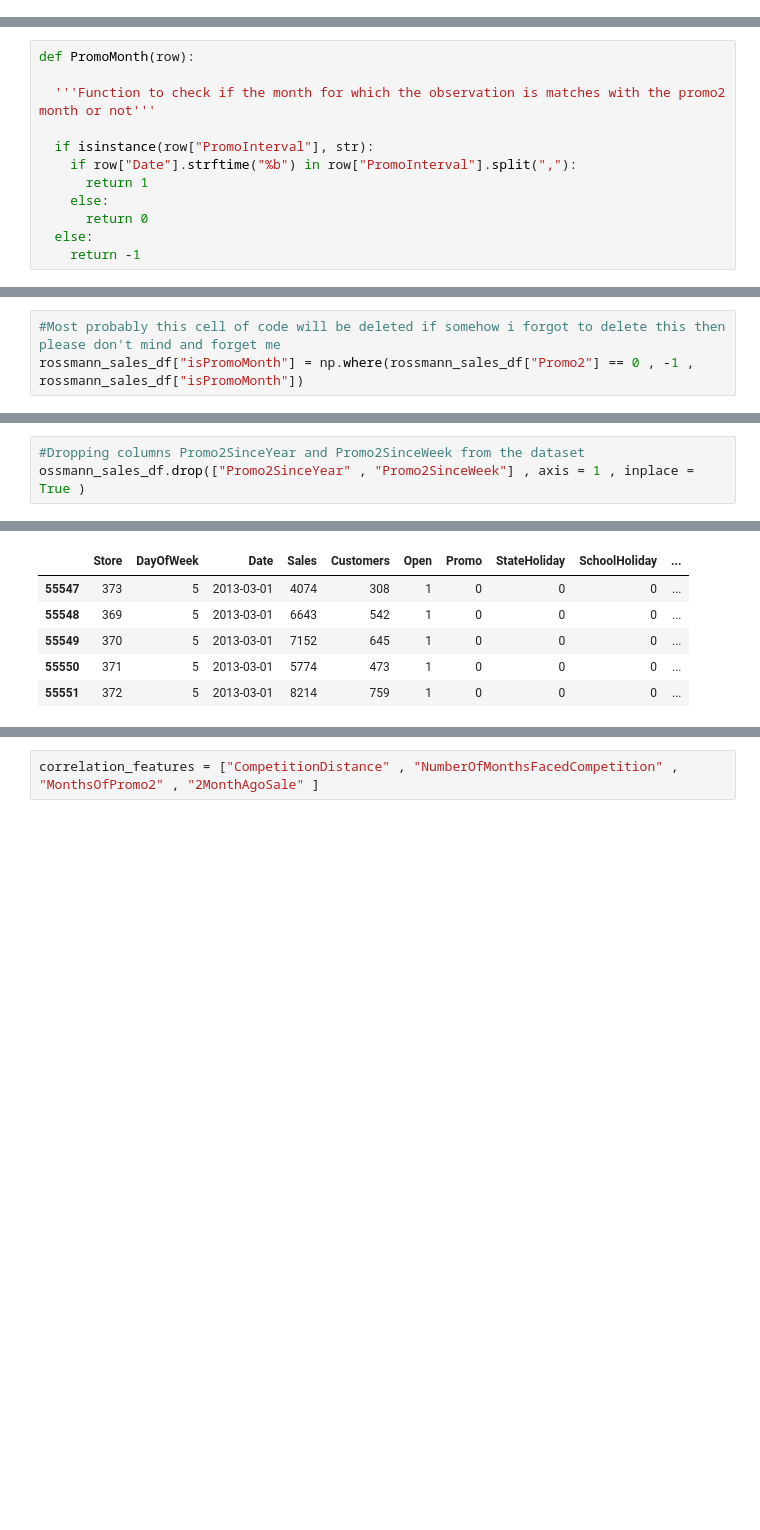
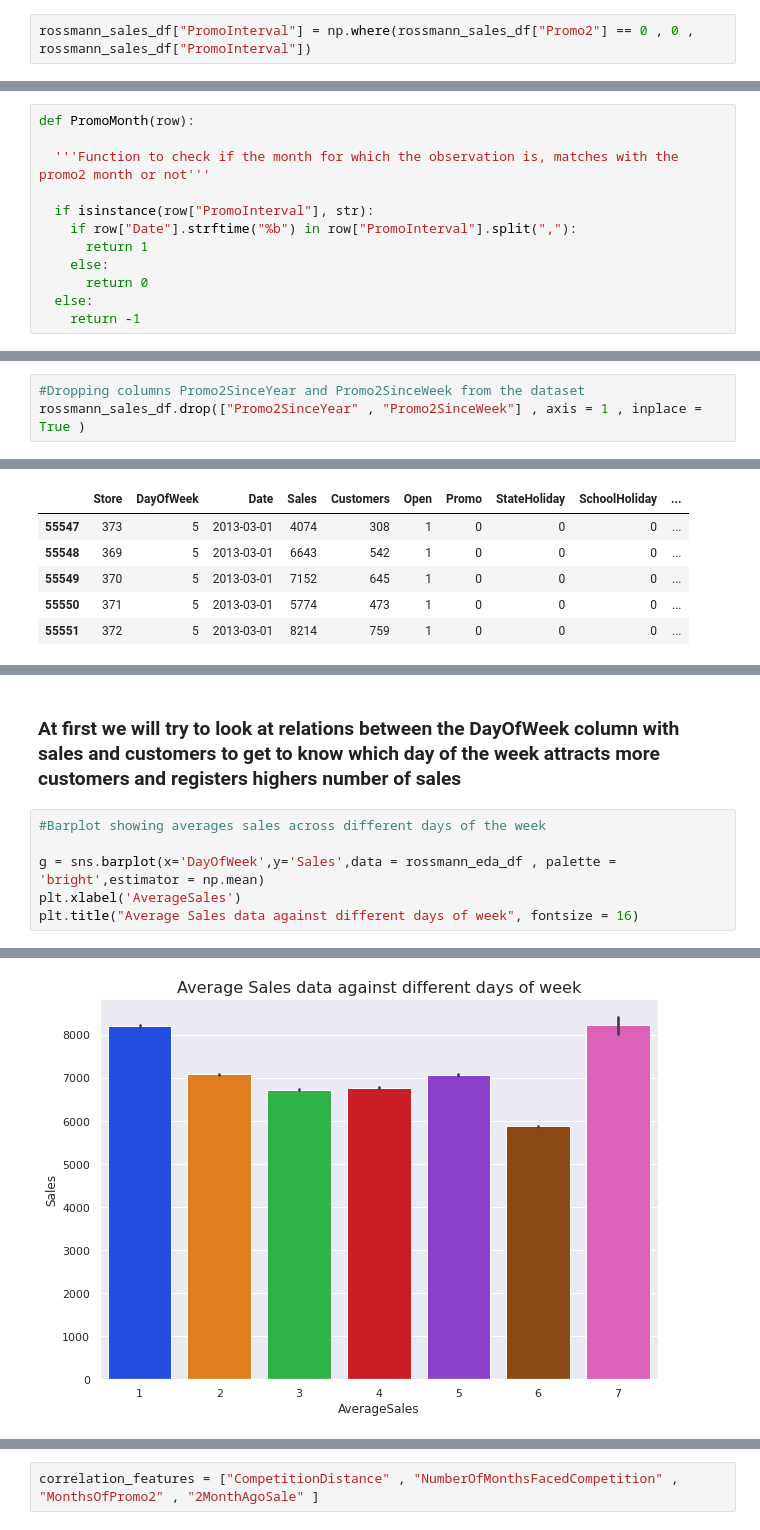
Before and after one commit to Yash1289/rossmann_sales_prediction, a Jupyter notebook: Rossmann_Sales_Prediction_Capstone_Project.ipynb, the cells around one changed output, grey strips where cells are left out. Drawn from its saved outputs; the diff is of its cells as text; blank space fills up the shorter version.

```diff
--- a/Rossmann_Sales_Prediction_Capstone_Project.ipynb
+++ b/Rossmann_Sales_Prediction_Capstone_Project.ipynb
@@ -424,6 +425,8 @@ def Promo2Running(row):
 # %%
 #Applying the Promo2Running function to refine the values of Promo2 for each of the observation
 rossmann_sales_df["Promo2"] = rossmann_sales_df.apply(Promo2Running , axis = 1)
+# %%
+rossmann_sales_df["PromoInterval"] = np.where(rossmann_sales_df["Promo2"] == 0 , 0 , rossmann_sales_df["PromoInterval"])
 # %% [markdown]
 ### **Feature Engineering**
 # %% [markdown]
@@ -448,7 +451,7 @@ rossmann_sales_df.drop(["CompetitionOpenSinceMonth" , "CompetitionOpenSinceYear"
 # %%
 def PromoMonth(row):
 
-  '''Function to check if the month for which the observation is matches with the promo2 month or not'''
+  '''Function to check if the month for which the observation is, matches with the promo2 month or not'''
 
   if isinstance(row["PromoInterval"], str):
     if row["Date"].strftime("%b") in row["PromoInterval"].split(","):
@@ -476,3 +470,0 @@ Name: isPromoMonth, dtype: int64
-# %%
-#Most probably this cell of code will be deleted if somehow i forgot to delete this then please don't mind and forget me
-rossmann_sales_df["isPromoMonth"] = np.where(rossmann_sales_df["Promo2"] == 0 , -1 , rossmann_sales_df["isPromoMonth"])
@@ -498,5 +482,5 @@ def MonthsPromo2(row):
 rossmann_sales_df["MonthsOfPromo2"] = rossmann_sales_df.apply(MonthsPromo2 , axis = 1)
 # %%
 #Dropping columns Promo2SinceYear and Promo2SinceWeek from the dataset
-ossmann_sales_df.drop(["Promo2SinceYear" , "Promo2SinceWeek"] , axis = 1 , inplace = True )
+rossmann_sales_df.drop(["Promo2SinceYear" , "Promo2SinceWeek"] , axis = 1 , inplace = True )
 # %%
@@ -919,0 +599,9 @@ def calc_vif(X):
+# %% [markdown]
+### At first we will try to look at relations between the DayOfWeek column with sales and customers to get to know which day of the week attracts more customers and registers highers number of sales
+# %%
+#Barplot showing averages sales across different days of the week
+
+g = sns.barplot(x='DayOfWeek',y='Sales',data = rossmann_eda_df , palette = 'bright',estimator = np.mean)
+plt.xlabel('AverageSales')
+plt.title("Average Sales data against different days of week", fontsize = 16)
+# %% [output]
@@ -919,0 +610 @@ def calc_vif(X):
+[figure, added]
```
Also changed, not shown: parts of 287 cells of this notebook.
